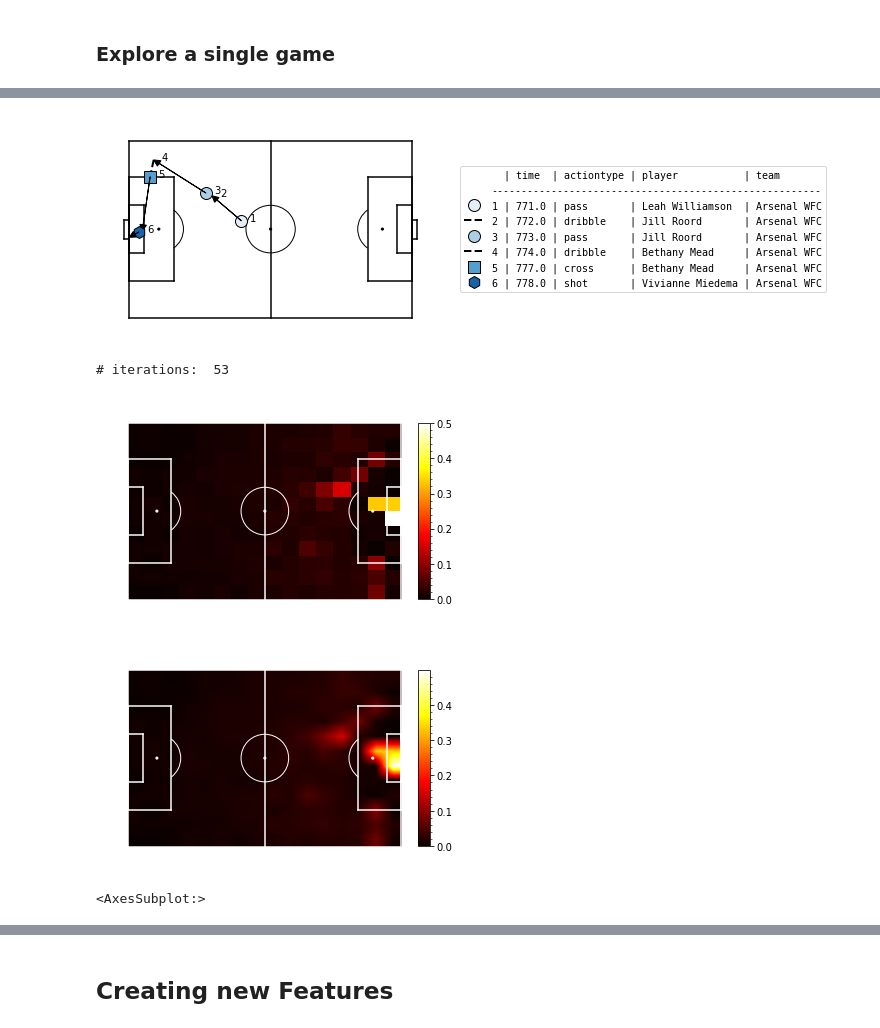
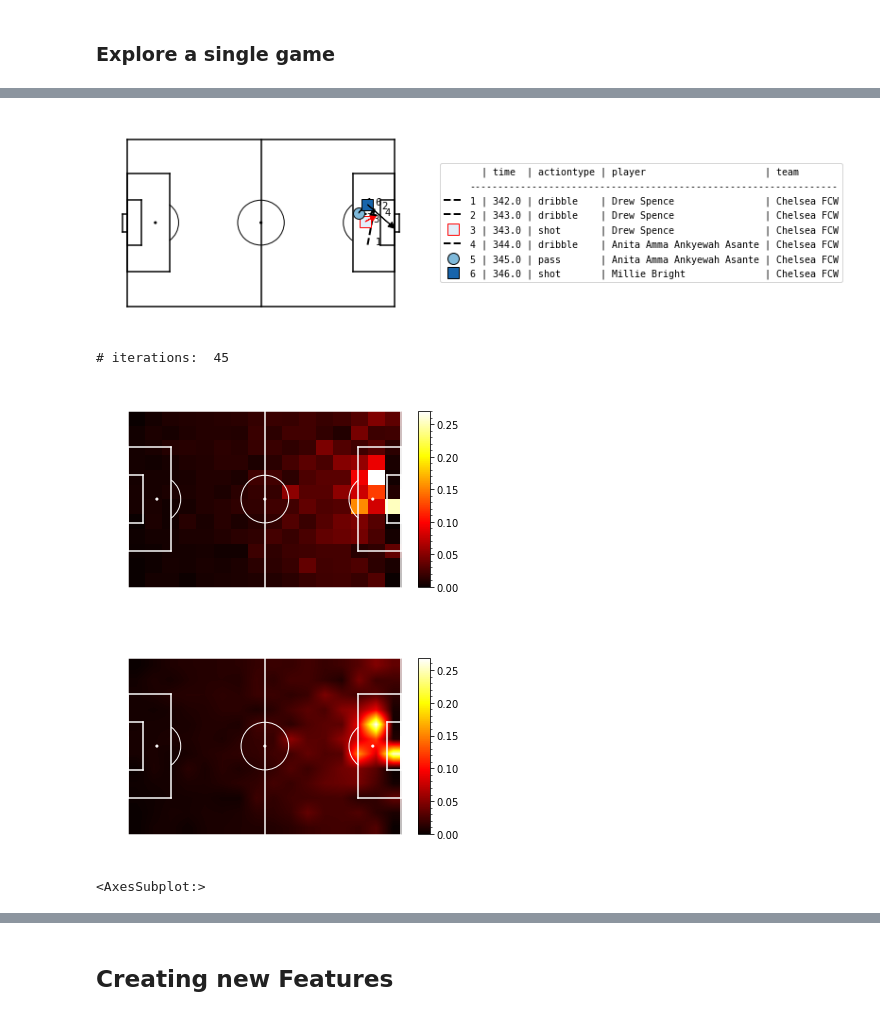
Before and after one commit to alexmihalache/Football-Analytics-Capstone---BrainStation-Final-Project, a Jupyter notebook: soccer_action_exploration.ipynb, the cells around one changed output, grey strips where cells are left out. Cells and saved outputs as stored; diff of their text form; code cells hidden in the pictures.

Commit message:
created test data set

```diff
--- a/soccer_action_exploration.ipynb
+++ b/soccer_action_exploration.ipynb
@@ -26,5 +26,11 @@ competition_seasons
 | 16 | 42 | 37 | FA Women's Super League | England | female | 2019/2020 |
 | 17 | 4 | 37 | FA Women's Super League | England | female | 2018/2019 |
 # %%
-# Create a dataframe with all games from FA Women's Super League 2020/2021 season
-df_games = SBL.games(competition_id=37, season_id=90).set_index("game_id")
+# Create a dataframe with all games from FA Women's Super League 2020/2021 season as our model test dataset
+
+# Create a dataframe with all the games in the previous 2 seasons as our train and validation set
+
+df_games_season_4 = SBL.games(competition_id=37, season_id=4).set_index("game_id")
+df_games_season_42 = SBL.games(competition_id=37, season_id=42).set_index("game_id")
+df_games = pd.concat([df_games_season_4, df_games_season_42], axis=0)
+df_games_test = SBL.games(competition_id=37, season_id=90).set_index("game_id")
@@ -43,7 +55,7 @@ df_games.head()
 # %%
 # for the chose match_id, get the teams involved, players and events
 
-game_id = 3775648
+game_id = 7298
 df_teams = SBL.teams(game_id)
 df_players = SBL.players(game_id)
 df_events = SBL.events(game_id)
@@ -75,6 +86,6 @@ df_events.head()
 # %%
 home_team_id = df_games.at[game_id, "home_team_id"]
-df_actions = spadl.statsbomb.convert_to_actions(df_events, home_team_id)
+df_actions = spadl.statsbomb.convert_to_actions(df_events, home_team_id=home_team_id)
 # %%
 df_actions.head()
 # %% [output]
@@ -103,24 +120,26 @@ df_actions.head()
+# %%
+df_actions = spadl.play_left_to_right(df_actions, home_team_id=home_team_id)
 # %%
 import matplotsoccer as mps
 
 # Select relevant actions
-df_actions_goal = df_actions.loc[1481 - 5: 1481]
+df_actions_goal = df_actions.loc[138 - 5: 138]
 # Replace result, actiontype and bodypart IDs by their corresponding name
 df_actions_goal = spadl.add_names(df_actions_goal)
 # Add team and player names
 df_actions_goal = df_actions_goal.merge(df_teams).merge(df_players)
 # Create the plot
 mps.actions(
     location=df_actions_goal[["start_x", "start_y", "end_x", "end_y"]],
     action_type=df_actions_goal.type_name,
     team=df_actions_goal.team_name,
     result=df_actions_goal.result_name == "success",
     label=df_actions_goal[["time_seconds", "type_name", "player_name", "team_name"]],
     labeltitle=["time", "actiontype", "player", "team"],
     zoom=False
 )
 # %% [output]
-[figure, old version]
+[figure, new version]
 # %%
 import socceraction.xthreat as xthreat
 import socceraction.spadl as spadl
@@ -128,25 +147,17 @@ import socceraction.spadl as spadl
 # 1. Load a set of actions to train the model on
 actions = df_actions
 
-# 2. Convert direction of play
-# actions_ltr = pd.concat([
-#   spadl.play_left_to_right(actions[game_id], game.home_team_id)
-#   for game_id, game in df_games.iterrows()
-# ])
-
-actions = spadl.play_left_to_right(actions, home_team_id=home_team_id)
-
-# 3. Train xT model
+# 2. Train xT model
 xTModel = xthreat.ExpectedThreat(l=16, w=12)
 xTModel.fit(actions)
 
-# 4. Rate ball-progressing actions
+# 3. Rate ball-progressing actions
 # xT should only be used to value actions that move the ball
 # and that keep the current team in possession of the ball
 mov_actions = xthreat.get_successful_move_actions(actions)
 mov_actions["xT_value"] = xTModel.predict(mov_actions)
 # %% [output]
-# iterations:  53
+# iterations:  45
 # %%
 # Inspect the learned heatmap
 mps.heatmap(xTModel.xT, cmap="hot", linecolor="white", cbar="True")
@@ -157,8 +168,8 @@ x = np.linspace(0, 105, 1050)
 y = np.linspace(0, 68, 680)
 mps.heatmap(interp(x,y), cmap="hot", linecolor="white", cbar="True")
 # %% [output]
-[figure, old version]
+[figure, new version]
-[figure, old version]
+[figure, new version]
 <AxesSubplot:>
 # %%
 import matplotlib.pyplot as plt
```
Also changed, not shown: parts of 64 cells of this notebook.
